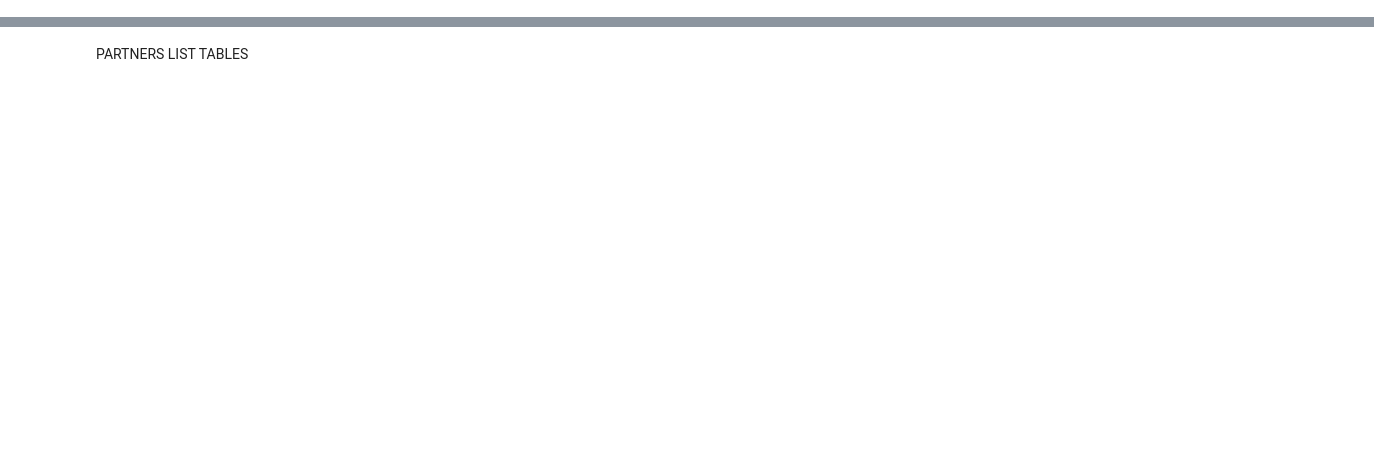
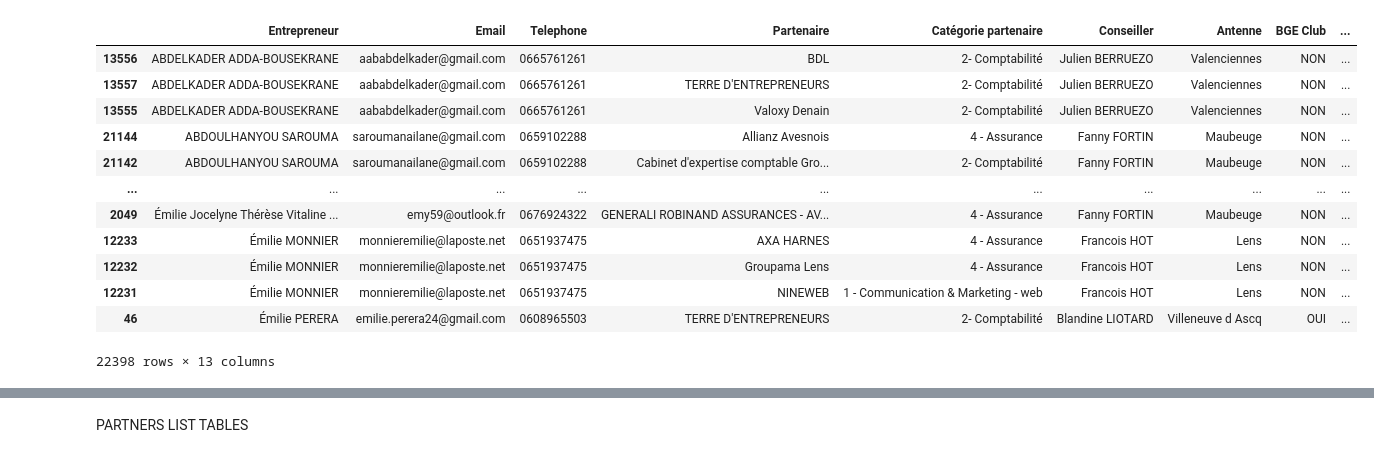
Before and after one commit to ArnaudSibilleHub/Leads_Analysis, a Jupyter notebook: list clics.ipynb, the cells around one changed output, grey strips where cells are left out. Drawn from its saved outputs; the diff is of its cells as text; code cells hidden in the pictures; blank space fills up the shorter version.

Commit message:
adding spaces in string chains mgmt + gnerate activitie lists + overall clean mgmt

```diff
--- a/list clics.ipynb
+++ b/list clics.ipynb
@@ -31,21 +114,37 @@ list_unduplicated.count()
 # %%
 #truncate without hours + datetime format
 #Date_rel_dt = pd.to_datetime(list_unduplicated['Date mise en relation'])
 #Date_rel_dt.dt.date
 
 from datetime import datetime
 
 # create a 'date_without_time' column
 # list_unduplicated['date_without_time'] = list_unduplicated['Date mise en relation'].apply(lambda x: datetime.strptime(x, '%Y-%m-%d %H:%M').date())
 
 
+# Convert the 'Date mise en relation' column to datetime objects
+list_unduplicated['date_without_time'] = pd.to_datetime(list_unduplicated['Date mise en relation'])
 
 # Apply lambda function to extract date part without time
-list_unduplicated['date_without_time'] = list_unduplicated['Date mise en relation'].apply(lambda x: x.date())
-# Convert the 'Date mise en relation' column to datetime objects
-list_unduplicated['date_without_time'] = pd.to_datetime(list_unduplicated['date_without_time'])
+list_unduplicated['date_without_time'] = list_unduplicated['date_without_time'].apply(lambda x: x.date())
+
+list_unduplicated.drop(columns=['Date mise en relation'], inplace=True)
 
 type(list_unduplicated['date_without_time'])
 list_unduplicated
+# %% [output]
+|  | Entrepreneur | Email | Telephone | Partenaire | Catégorie partenaire | Conseiller | Antenne | BGE Club | ... |
+| 13556 | ABDELKADER ADDA-BOUSEKRANE | aababdelkader@gmail.com | 0665761261 | BDL | 2- Comptabilité | Julien BERRUEZO | Valenciennes | NON | ... |
+| 13557 | ABDELKADER ADDA-BOUSEKRANE | aababdelkader@gmail.com | 0665761261 | TERRE D'ENTREPRENEURS | 2- Comptabilité | Julien BERRUEZO | Valenciennes | NON | ... |
+| 13555 | ABDELKADER ADDA-BOUSEKRANE | aababdelkader@gmail.com | 0665761261 | Valoxy Denain | 2- Comptabilité | Julien BERRUEZO | Valenciennes | NON | ... |
+| 21144 | ABDOULHANYOU SAROUMA | saroumanailane@gmail.com | 0659102288 | Allianz Avesnois | 4 - Assurance | Fanny FORTIN | Maubeuge | NON | ... |
+| 21142 | ABDOULHANYOU SAROUMA | saroumanailane@gmail.com | 0659102288 | Cabinet d'expertise comptable Gro... | 2- Comptabilité | Fanny FORTIN | Maubeuge | NON | ... |
+| ... | ... | ... | ... | ... | ... | ... | ... | ... | ... |
+| 2049 | Émilie Jocelyne Thérèse Vitaline ... | emy59@outlook.fr | 0676924322 | GENERALI ROBINAND ASSURANCES - AV... | 4 - Assurance | Fanny FORTIN | Maubeuge | NON | ... |
+| 12233 | Émilie MONNIER | monnieremilie@laposte.net | 0651937475 | AXA HARNES | 4 - Assurance | Francois HOT | Lens | NON | ... |
+| 12232 | Émilie MONNIER | monnieremilie@laposte.net | 0651937475 | Groupama Lens | 4 - Assurance | Francois HOT | Lens | NON | ... |
+| 12231 | Émilie MONNIER | monnieremilie@laposte.net | 0651937475 | NINEWEB | 1 - Communication & Marketing - web | Francois HOT | Lens | NON | ... |
+| 46 | Émilie PERERA | emilie.perera24@gmail.com | 0608965503 | TERRE D'ENTREPRENEURS | 2- Comptabilité | Blandine LIOTARD | Villeneuve d Ascq | OUI | ... |
+22398 rows × 13 columns
 # %%
 list_unduplicated.groupby('Antenne').count()
```
Also changed, not shown: parts of 26 cells of this notebook.
